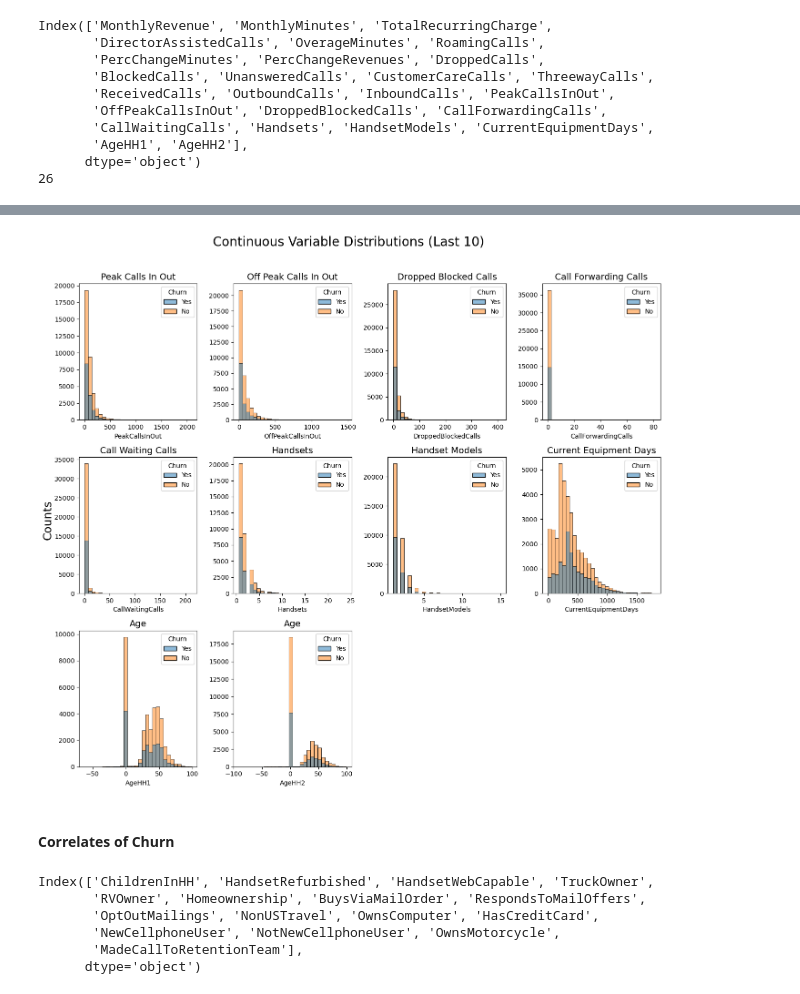
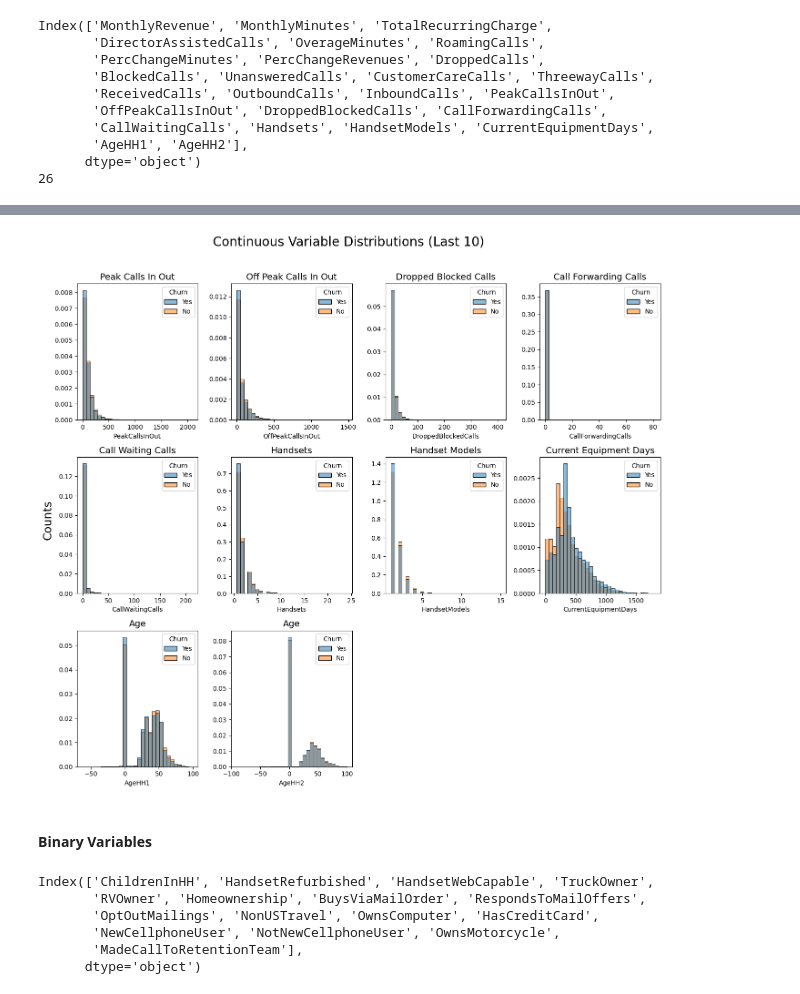
Before and after one commit to kayleeisokay/cs109a_final_project, a Jupyter notebook: MS3.ipynb, the cells around one changed output, grey strips where cells are left out. Cells and saved outputs as stored; diff of their text form; code cells hidden in the pictures.

```diff
--- a/MS3.ipynb
+++ b/MS3.ipynb
@@ -78,3 +79,8 @@ import re
 def split_camel_case(text):
     res = re.findall(r'[A-Z]?[a-z]+|[A-Z]+(?=[A-Z][a-z]|$)', text)
     return ' '.join(res)
+# %%
+column = discrete_vars[1]
+
+counts = train[[column, "Churn"]].groupby('Churn').value_counts(normalize=True).reset_index()
+counts = counts.sort_values(column)
@@ -82,16 +92,16 @@ def split_camel_case(text):
 fig, ax = plt.subplots(4, 2, figsize=(12, 12))
 
 for ax, column in zip(ax.ravel(), discrete_vars[1:]): # Drop ID
-    counts = train[[column, "Churn"]].groupby('Churn').value_counts().reset_index()
+    counts = train[[column, "Churn"]].groupby('Churn').value_counts(normalize=True).reset_index()
     counts = counts.sort_values(column)
 
-    sns.barplot(x=column, y='count', data=counts, ax=ax, hue="Churn")
+    sns.barplot(x=column, y='proportion', data=counts, ax=ax, hue="Churn")
     ax.set_title(f'{split_camel_case(column)} Distribution', fontsize=14)
     ax.set_ylabel('Count of Individuals')
     ax.set_xlabel(column)
-    if len(counts) > 4:
+    if counts[column].nunique() > 10:
         x_ticks = ax.get_xticks()
-        ax.set_xticks(x_ticks[::4])
+        ax.set_xticks(x_ticks[::2])
 
 plt.tight_layout()
 # %% [output]
@@ -105,10 +117,10 @@ fig, ax = plt.subplots(3, 2, figsize=(12, 12))
 
 axes = ax.ravel()
 for ax, column in zip(axes, categorical_vars): # Drop ID
-    counts = train[[column, "Churn"]].groupby('Churn').value_counts().reset_index()
+    counts = train[[column, "Churn"]].groupby('Churn').value_counts(normalize=True).reset_index()
     counts = counts.sort_values(column)
 
-    sns.barplot(x=column, y='count', hue="Churn", data=counts, ax=ax)
+    sns.barplot(x=column, y='proportion', hue="Churn", data=counts, ax=ax)
     ax.set_title(f'{split_camel_case(column)} Distribution', fontsize=14)
     ax.set_ylabel('Count of Individuals')
     ax.set_xlabel(column)
@@ -139,7 +153,15 @@ Index(['MonthlyRevenue', 'MonthlyMinutes', 'TotalRecurringCharge',
 fig, ax = plt.subplots(4, 4, figsize=(14, 12))
 
 for ax, column in zip(ax.ravel(), continuous_vars[:16]):
-    sns.histplot(x=column, data=train[[column, "Churn"]], bins=30, ax=ax, hue="Churn")
+    sns.histplot(
+        x=column,
+        data=train[[column, "Churn"]],
+        bins=30,
+        ax=ax,
+        hue="Churn",
+        stat="density",
+        common_norm=False
+    )
     ax.set_title(f'{split_camel_case(column)}', fontsize=14)
     ax.set_ylabel('')
     ax.set_xlabel(column)
@@ -151,18 +175,26 @@ plt.tight_layout()
 # %%
+# Sorry for the redundant code
+
 fig, ax = plt.subplots(3, 4, figsize=(14, 12))
 
 axes = ax.ravel()
 for ax, column in zip(axes, continuous_vars[16:]):
-    sns.histplot(x=column, data=train[[column, "Churn"]], bins=30, ax=ax, hue="Churn")
+    sns.histplot(
+        x=column,
+        data=train[[column, "Churn"]],
+        bins=30,
+        ax=ax,
+        hue="Churn",
+        stat="density",
+        common_norm=False
+    )
     ax.set_title(f'{split_camel_case(column)}', fontsize=14)
     ax.set_ylabel('')
     ax.set_xlabel(column)
 fig.supylabel('Counts', fontsize=18)
 fig.suptitle('Continuous Variable Distributions (Last 10)', fontsize=20, y=1.02)
 axes[-1].set_visible(False)
 axes[-2].set_visible(False)
 plt.tight_layout()
 # %% [output]
-[figure, old version]
+[figure, new version]
-# %% [markdown]
-#### Correlates of Churn
@@ -169,3 +203,5 @@ plt.tight_layout()
+# %% [markdown]
+#### Binary Variables
 # %%
 binary_vars[1:]
 # %% [output]
```
Also changed, not shown: parts of 14 cells of this notebook, 10 other files.
